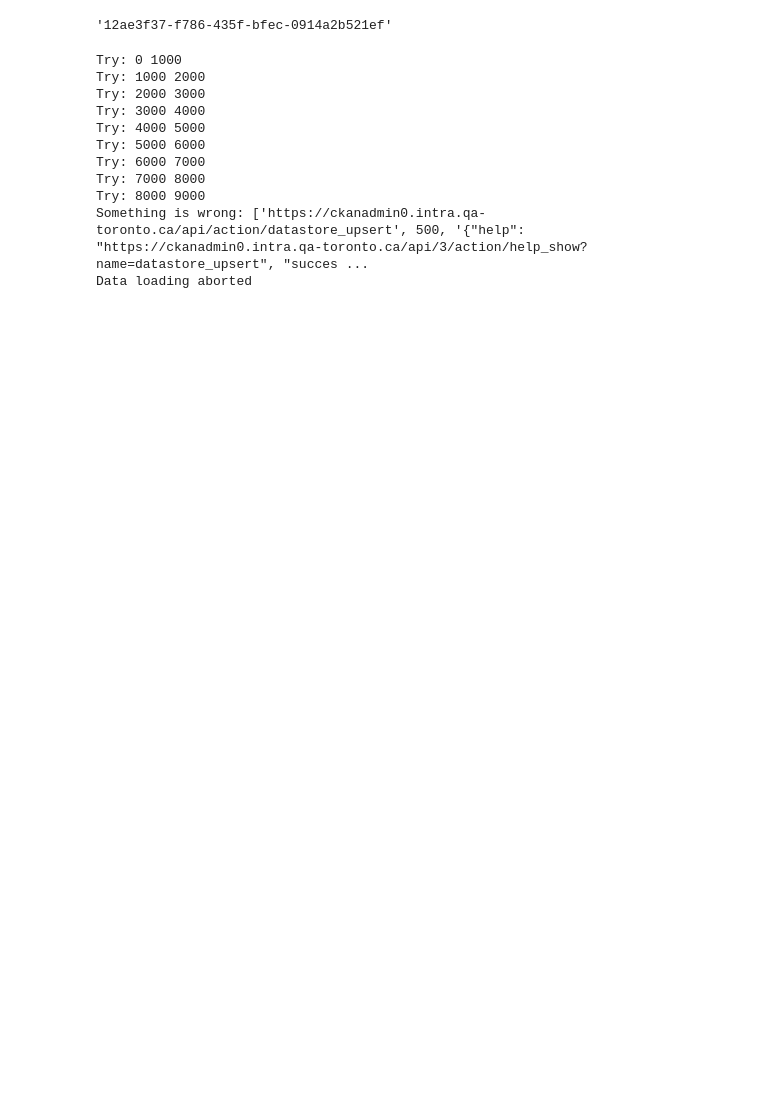
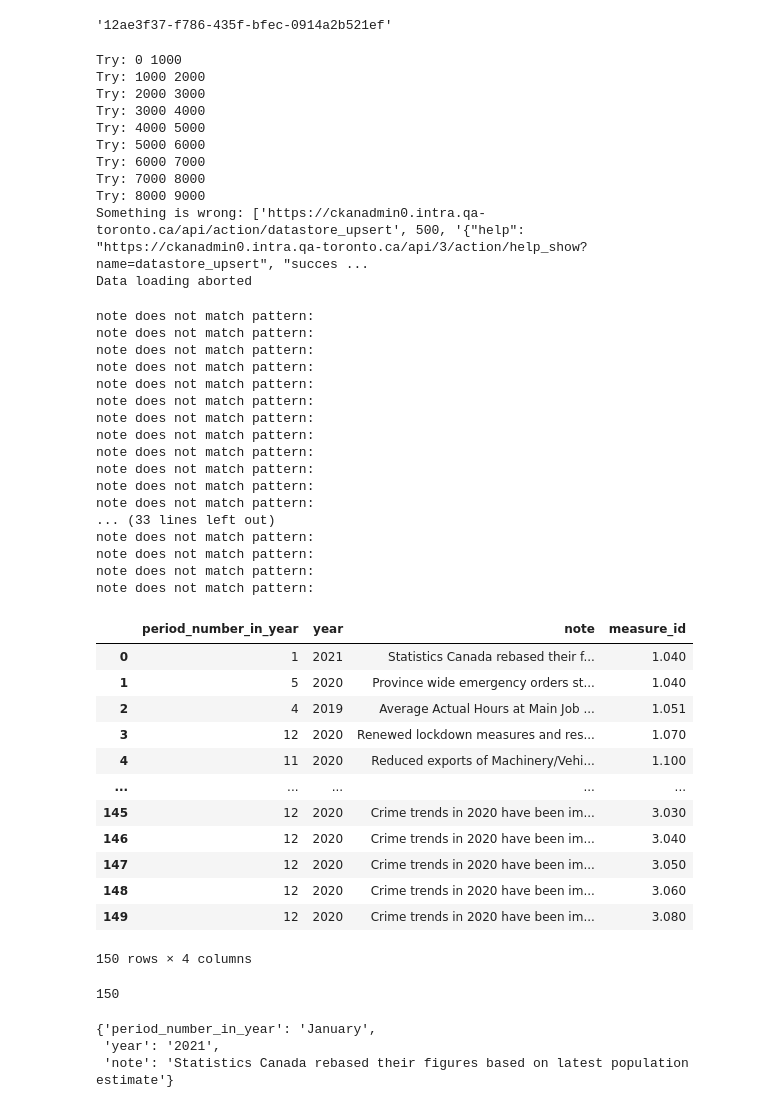
Before and after one commit to open-data-toronto/operations, a Jupyter notebook: snippets/load_progress_portal.ipynb, the cells around one changed output. Drawn from its saved outputs; the diff is of its cells as text; code cells hidden in the pictures; blank space fills up the shorter version.

```diff
--- a/snippets/load_progress_portal.ipynb
+++ b/snippets/load_progress_portal.ipynb
@@ -310,0 +397,65 @@ without_nans = [ { k:v for k,v in r.items() if v == v } for r in df.to_dict(orie
+# %%
+narratives=[]
+for k,v in notes.items():
+    if len(v) > 10:
+        for n in v.split('<br /><br />'):
+            note = None
+            nn = n.replace("<br />", "").strip()
+            if re.fullmatch(pattern1["b"], nn, flags=0):
+                note = string_to_dict(nn,pattern1["a"])
+            elif re.fullmatch(pattern2["b"], nn, flags=0):
+                note = string_to_dict(nn,pattern2["a"])
+                note["period_number_in_year"] = note["year"]
+            elif re.fullmatch(pattern3["b"], nn, flags=0):
+                note = string_to_dict(nn,pattern3["a"])
+                note['period_number_in_year'] = p_map[note['period_number_in_year']]
+            else:
+                print("note does not match pattern:", n)
+            if note:
+                note["year"] = int(note["year"])
+                note["period_number_in_year"] = int(note["period_number_in_year"])
+                note["measure_id"] = float(k)
+                narratives.append(note)
+df_narrative=pd.DataFrame(narratives)
+df_narrative
+# %% [output]
+note does not match pattern:
+note does not match pattern:
+note does not match pattern:
+note does not match pattern:
+note does not match pattern:
+note does not match pattern:
+note does not match pattern:
+note does not match pattern:
+note does not match pattern:
+note does not match pattern:
+note does not match pattern:
+note does not match pattern:
+... (33 lines left out)
+note does not match pattern:
+note does not match pattern:
+note does not match pattern:
+note does not match pattern:
+|  | period_number_in_year | year | note | measure_id |
+| 0 | 1 | 2021 | Statistics Canada rebased their f... | 1.040 |
+| 1 | 5 | 2020 | Province wide emergency orders st... | 1.040 |
+| 2 | 4 | 2019 | Average Actual Hours at Main Job ... | 1.051 |
+| 3 | 12 | 2020 | Renewed lockdown measures and res... | 1.070 |
+| 4 | 11 | 2020 | Reduced exports of Machinery/Vehi... | 1.100 |
+| ... | ... | ... | ... | ... |
+| 145 | 12 | 2020 | Crime trends in 2020 have been im... | 3.030 |
+| 146 | 12 | 2020 | Crime trends in 2020 have been im... | 3.040 |
+| 147 | 12 | 2020 | Crime trends in 2020 have been im... | 3.050 |
+| 148 | 12 | 2020 | Crime trends in 2020 have been im... | 3.060 |
+| 149 | 12 | 2020 | Crime trends in 2020 have been im... | 3.080 |
+150 rows × 4 columns
+# %%
+len(narratives)
+# %% [output]
+150
+# %%
+string_to_dict(narrative,pattern2)
+# %% [output]
+{'period_number_in_year': 'January',
+ 'year': '2021',
+ 'note': 'Statistics Canada rebased their figures based on latest population estimate'}
```
Also changed, not shown: parts of 16 cells of this notebook.
